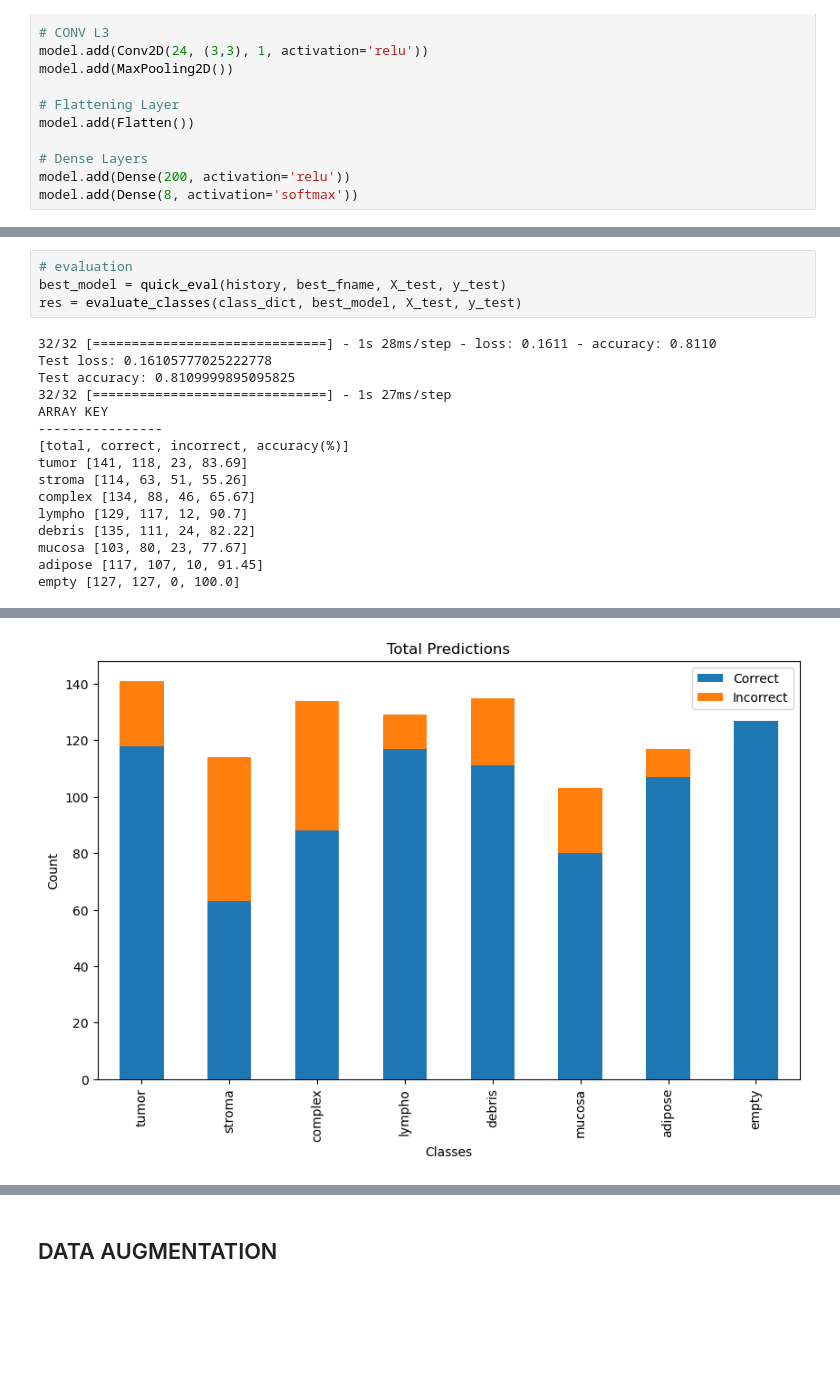
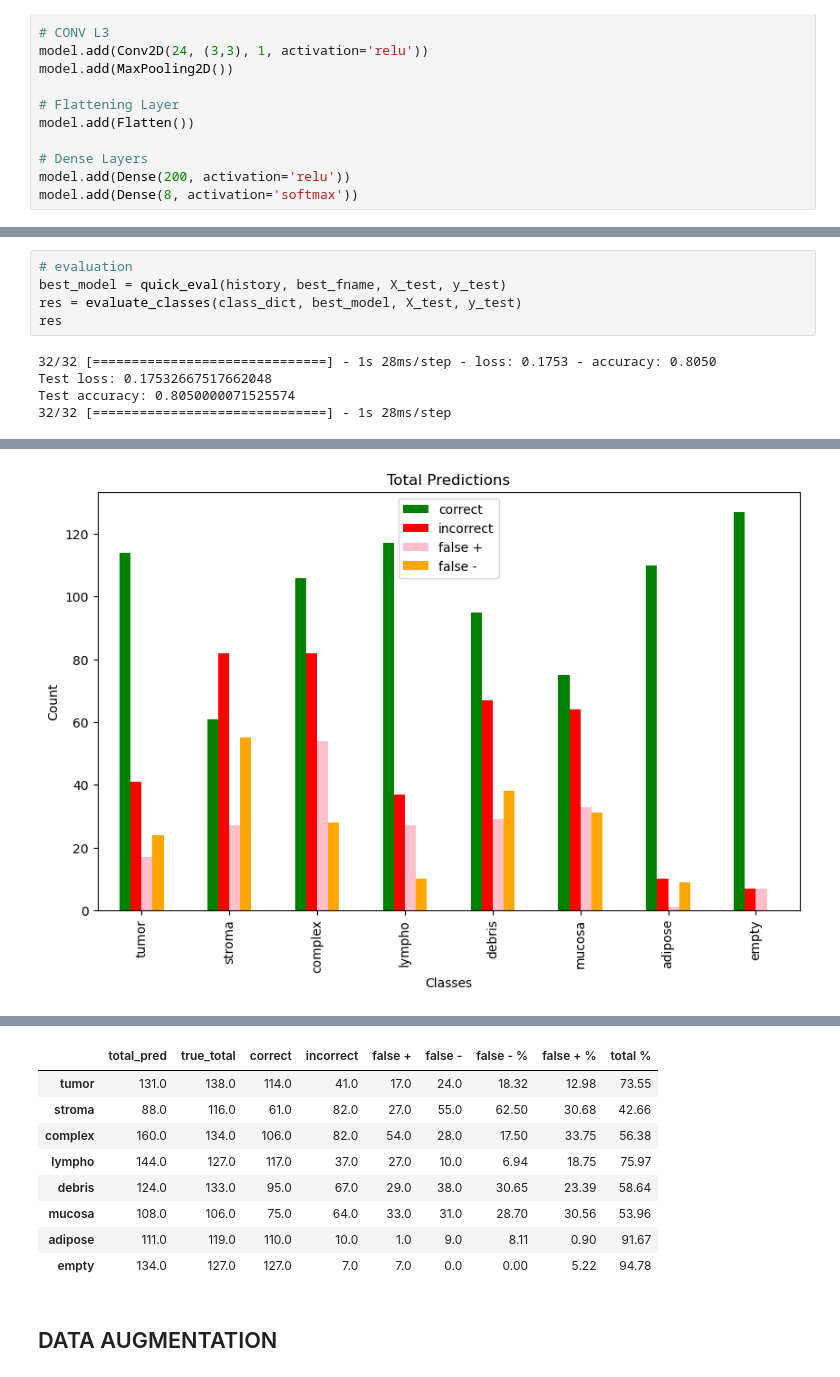
Before and after one commit to benjamin-pieczynski/ML_CNN_DeepLearning, a Jupyter notebook: deep_learning_project.ipynb, the cells around one changed output, grey strips where cells are left out. Saved outputs shown, nothing was run; the diff lists cells and outputs as text; blank space fills up the shorter version.

```diff
--- a/deep_learning_project.ipynb
+++ b/deep_learning_project.ipynb
@@ -442,19 +451,9 @@ Epoch 15: val_accuracy did not improve from 0.81100
 # evaluation
 best_model = quick_eval(history, best_fname, X_test, y_test)
 res = evaluate_classes(class_dict, best_model, X_test, y_test)
+res
 # %% [output]
-32/32 [==============================] - 1s 28ms/step - loss: 0.1611 - accuracy: 0.8110
-Test loss: 0.16105777025222778
-Test accuracy: 0.8109999895095825
-32/32 [==============================] - 1s 27ms/step
-ARRAY KEY
-----------------
-[total, correct, incorrect, accuracy(%)]
-tumor [141, 118, 23, 83.69]
-stroma [114, 63, 51, 55.26]
-complex [134, 88, 46, 65.67]
-lympho [129, 117, 12, 90.7]
-debris [135, 111, 24, 82.22]
-mucosa [103, 80, 23, 77.67]
-adipose [117, 107, 10, 91.45]
-empty [127, 127, 0, 100.0]
+32/32 [==============================] - 1s 28ms/step - loss: 0.1753 - accuracy: 0.8050
+Test loss: 0.17532667517662048
+Test accuracy: 0.8050000071525574
+32/32 [==============================] - 1s 28ms/step
@@ -462 +461 @@ empty [127, 127, 0, 100.0]
-[figure, old version]
+[figure, new version]
@@ -464,3 +463,12 @@ empty [127, 127, 0, 100.0]
+|  | total_pred | true_total | correct | incorrect | false + | false - | false - % | false + % | total % |
+| tumor | 131.0 | 138.0 | 114.0 | 41.0 | 17.0 | 24.0 | 18.32 | 12.98 | 73.55 |
+| stroma | 88.0 | 116.0 | 61.0 | 82.0 | 27.0 | 55.0 | 62.50 | 30.68 | 42.66 |
+| complex | 160.0 | 134.0 | 106.0 | 82.0 | 54.0 | 28.0 | 17.50 | 33.75 | 56.38 |
+| lympho | 144.0 | 127.0 | 117.0 | 37.0 | 27.0 | 10.0 | 6.94 | 18.75 | 75.97 |
+| debris | 124.0 | 133.0 | 95.0 | 67.0 | 29.0 | 38.0 | 30.65 | 23.39 | 58.64 |
+| mucosa | 108.0 | 106.0 | 75.0 | 64.0 | 33.0 | 31.0 | 28.70 | 30.56 | 53.96 |
+| adipose | 111.0 | 119.0 | 110.0 | 10.0 | 1.0 | 9.0 | 8.11 | 0.90 | 91.67 |
+| empty | 134.0 | 127.0 | 127.0 | 7.0 | 7.0 | 0.0 | 0.00 | 5.22 | 94.78 |
 # %% [markdown]
 ## DATA AUGMENTATION
 # %%
```
Also changed, not shown: parts of 15 cells of this notebook.
